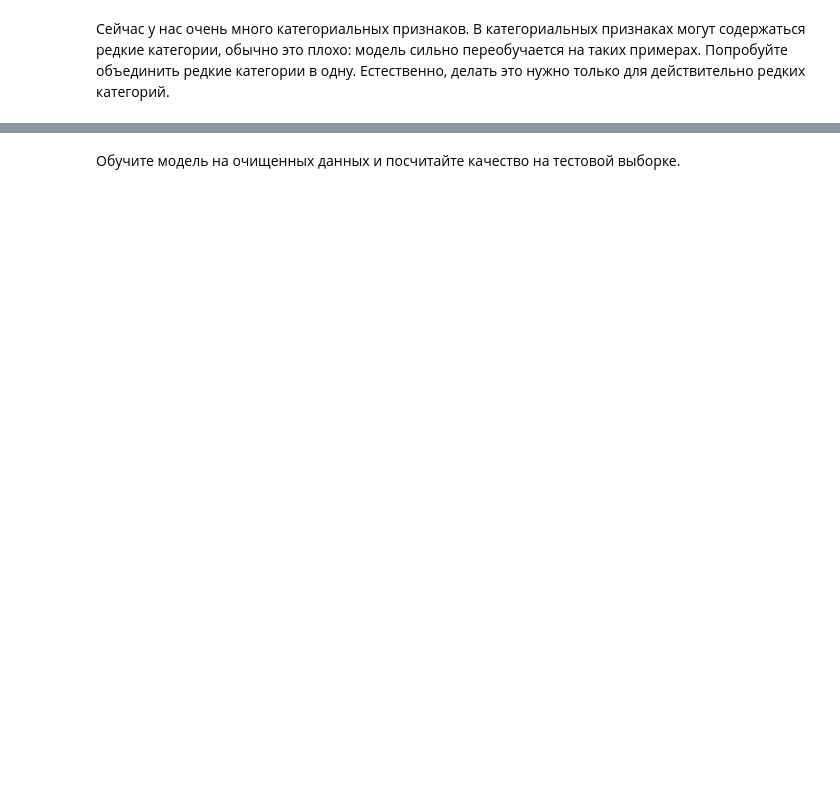
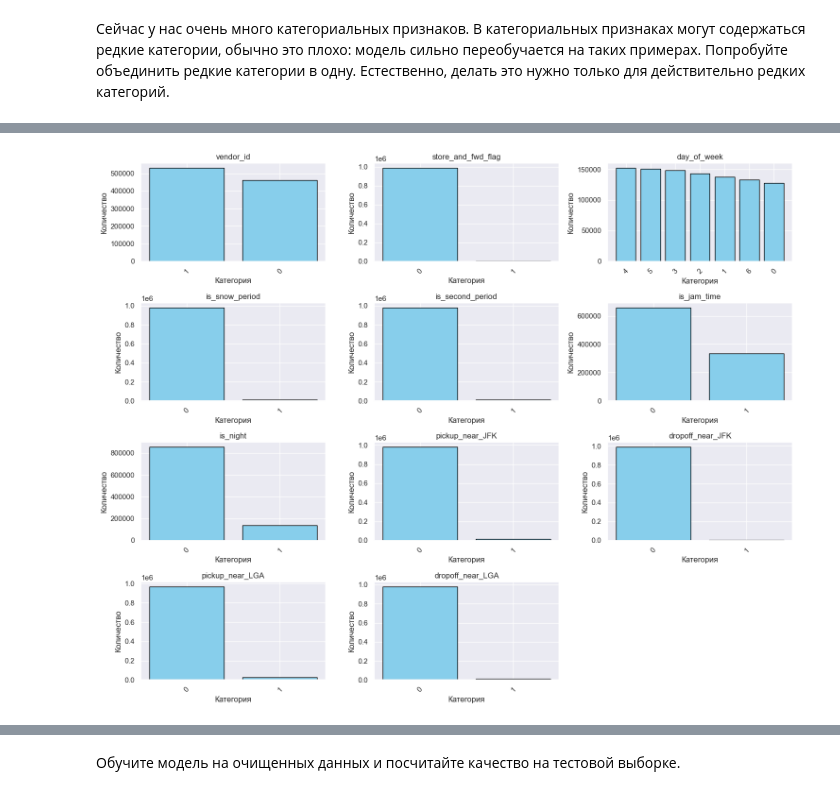
Before and after one commit to kuskas112/Labs, a Jupyter notebook: Машинное обучение/lab2/LR2_eda_linregr.ipynb, the cells around one changed output, grey strips where cells are left out. Drawn from its saved outputs; the diff is of its cells as text; code cells hidden in the pictures; blank space fills up the shorter version.

```diff
--- a/Машинное обучение/lab2/LR2_eda_linregr.ipynb
+++ b/Машинное обучение/lab2/LR2_eda_linregr.ipynb
@@ -905,0 +909,10 @@ RMSE: 3115.22
+# %%
+#╰( ͡° ͜ʖ ͡° )つ──☆*:・ﾟ
+train_data['vendor_id'] = train_data['vendor_id'].astype('category').cat.codes
+train_data['store_and_fwd_flag'] = train_data['store_and_fwd_flag'].astype('category').cat.codes
+test_data['vendor_id'] = test_data['vendor_id'].astype('category').cat.codes
+test_data['store_and_fwd_flag'] = test_data['store_and_fwd_flag'].astype('category').cat.codes
+
+print("Уникальные значения после преобразования:")
+print(f"vendor_id: {sorted(train_data['vendor_id'].unique())}")
+print(f"store_and_fwd_flag: {sorted(train_data['store_and_fwd_flag'].unique())}")
@@ -923,0 +1105,85 @@ RMSE: 3115.22
+# %%
+print("=== ЧАСТОТЫ КАТЕГОРИЙ ДО ОБЪЕДИНЕНИЯ ===")
+for feature in categorical_features:
+    value_counts = df_clean[feature].value_counts()
+    print(f"\n{feature}:")
+    for value, count in value_counts.items():
+        percentage = count / len(df_clean) * 100
+        print(f"  {value}: {count} ({percentage:.2f}%)")
+
+# Визуализация распределения категорий
+fig, axes = plt.subplots(4, 3, figsize=(15, 12))
+axes = axes.ravel()
+
+for i, feature in enumerate(categorical_features):
+    if i < len(axes):
+        value_counts = df_clean[feature].value_counts()
+        axes[i].bar(value_counts.index.astype(str), value_counts.values, color='skyblue', edgecolor='black')
+        axes[i].set_title(f'{feature}')
+        axes[i].set_xlabel('Категория')
+        axes[i].set_ylabel('Количество')
+        axes[i].tick_params(axis='x', rotation=45)
+
+# Скрываем лишние subplots
+for i in range(len(categorical_features), len(axes)):
+    axes[i].set_visible(False)
+
+plt.tight_layout()
+plt.show()
+
+# Объединяем редкие категории
+df_processed = df_clean.copy()
+
+# Определяем порог для редких категорий (например, менее 1% данных)
+rare_threshold = 0.03 * len(df_processed)
+
+print(f"\n=== ОБЪЕДИНЕНИЕ РЕДКИХ КАТЕГОРИЙ (порог: {rare_threshold:.0f} записей) ===")
+
+for feature in categorical_features:
+    value_counts = df_processed[feature].value_counts()
+    rare_categories = value_counts[value_counts < rare_threshold].index
+
+    if len(rare_categories) > 0:
+        print(f"{feature}: объединяем {len(rare_categories)} редких категорий в 'OTHER'")
+
+        # Заменяем редкие категории на 'OTHER'
+        df_processed[feature] = df_processed[feature].apply(
+            lambda x: 'OTHER' if x in rare_categories else x
+        )
+    else:
+        print(f"{feature}: редких категорий не найдено")
+
+# Проверяем результаты после объединения
+print(f"\n=== ЧАСТОТЫ КАТЕГОРИЙ ПОСЛЕ ОБЪЕДИНЕНИЯ ===")
+for feature in categorical_features:
+    value_counts = df_processed[feature].value_counts()
+    print(f"\n{feature}:")
+    for value, count in value_counts.items():
+        percentage = count / len(df_processed) * 100
+        print(f"  {value}: {count} ({percentage:.2f}%)")
+
+# Визуализация после объединения
+fig, axes = plt.subplots(4, 3, figsize=(15, 12))
+axes = axes.ravel()
+
+for i, feature in enumerate(categorical_features):
+    if i < len(axes):
+        value_counts = df_processed[feature].value_counts()
+        axes[i].bar(value_counts.index.astype(str), value_counts.values, color='lightgreen', edgecolor='black')
+        axes[i].set_title(f'{feature} (после объединения)')
+        axes[i].set_xlabel('Категория')
+        axes[i].set_ylabel('Количество')
+        axes[i].tick_params(axis='x', rotation=45)
+
+# Скрываем лишние subplots
+for i in range(len(categorical_features), len(axes)):
+    axes[i].set_visible(False)
+
+plt.tight_layout()
+plt.show()
+
+train_data = df_processed
+for feature in categorical_features:
+    test_data[feature] = test_data[feature].astype(str)
+    train_data[feature] = train_data[feature].astype(str)
+# %% [output]
@@ -923,0 +1207 @@ RMSE: 3115.22
+[figure, added]
```
Also changed, not shown: parts of 30 cells of this notebook, 3 other files.
